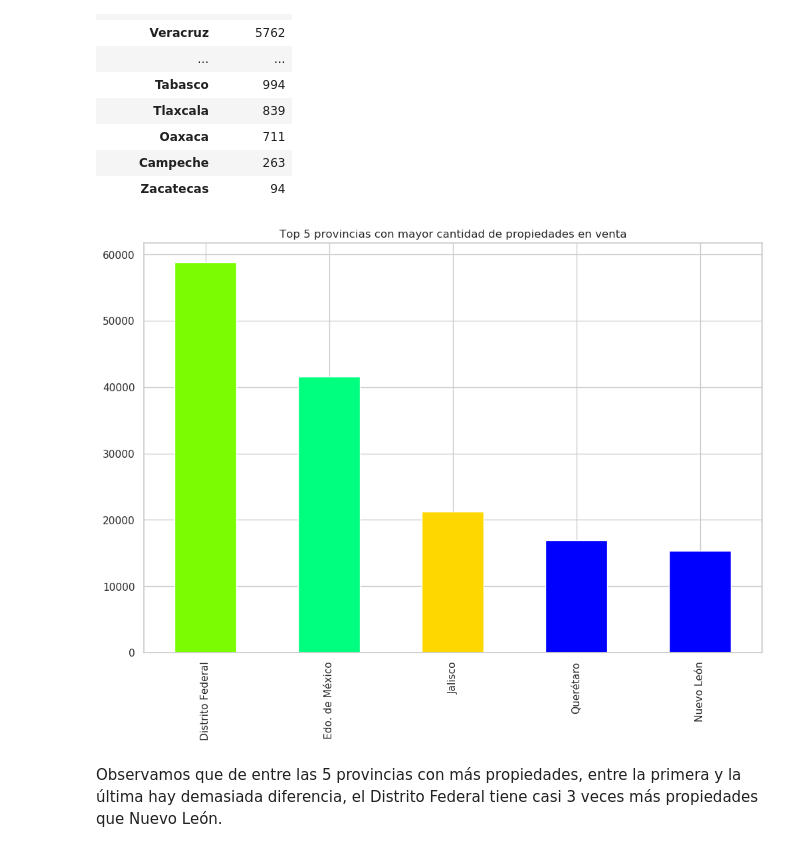
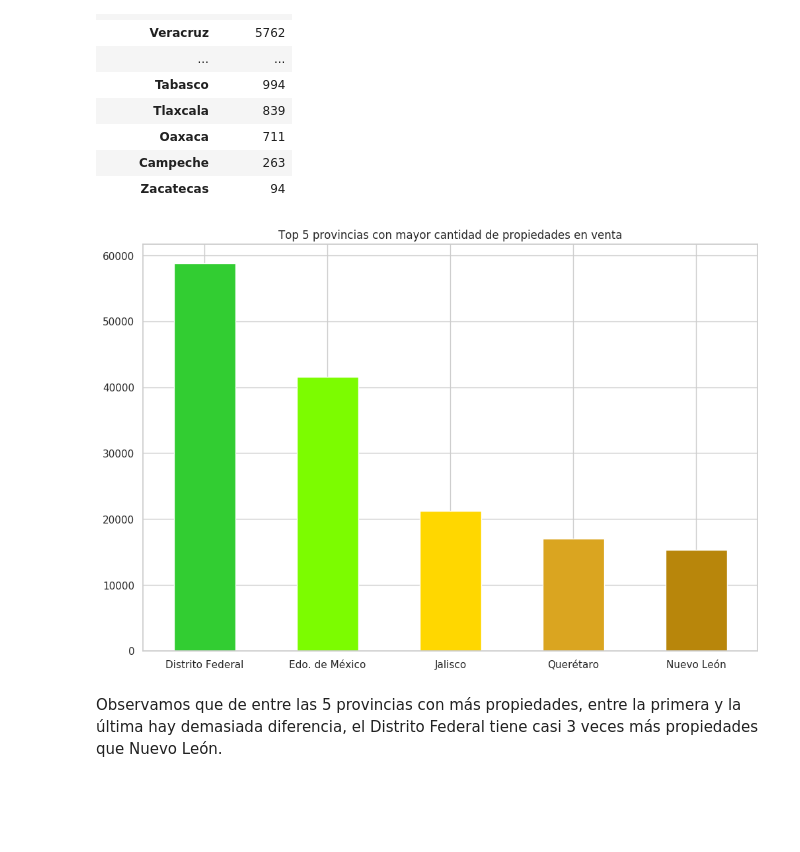
Before and after one commit to tomasSabao/TP1-OrganizacionDeDatos, a Jupyter notebook: TP1.ipynb, the cells around one changed output. Cells and saved outputs as stored; diff of their text form; code cells hidden in the pictures; blank space fills up the shorter version.

```diff
--- a/TP1.ipynb
+++ b/TP1.ipynb
@@ -217,10 +277,10 @@ pd.DataFrame(df.provincia.value_counts())
 | Campeche | 263 |
 | Zacatecas | 94 |
 # %%
-grafico = df.provincia.value_counts().head(5).plot(kind='bar', figsize=(12,8), rot=90, title="Top 5 provincias con mayor cantidad de propiedades en venta",colors=['lawngreen','springgreen','gold','blue','blue'],)
+grafico = df.provincia.value_counts().head(5).plot(kind='bar', figsize=(12,8), rot=0, title="Top 5 provincias con mayor cantidad de propiedades en venta",colors=['limegreen','lawngreen','gold','goldenrod','darkgoldenrod'],)
 plt.show(grafico)
 # %% [output]
-[figure, old version]
+[figure, new version]
 # %% [markdown]
 Observamos que de entre las 5 provincias con más propiedades, entre la primera y la última hay demasiada diferencia, el Distrito Federal tiene casi 3 veces más propiedades que Nuevo León.
 # %% [markdown]
```
Also changed, not shown: parts of 117 cells of this notebook, 1 other file.
